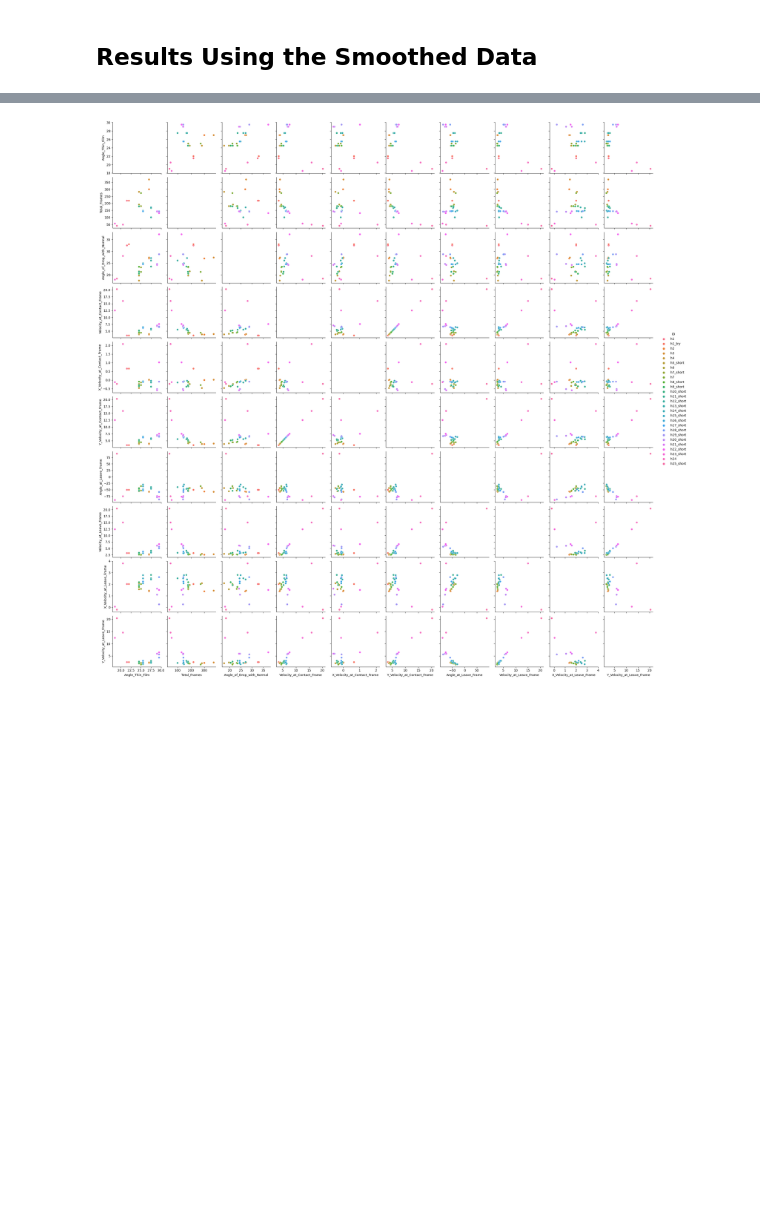
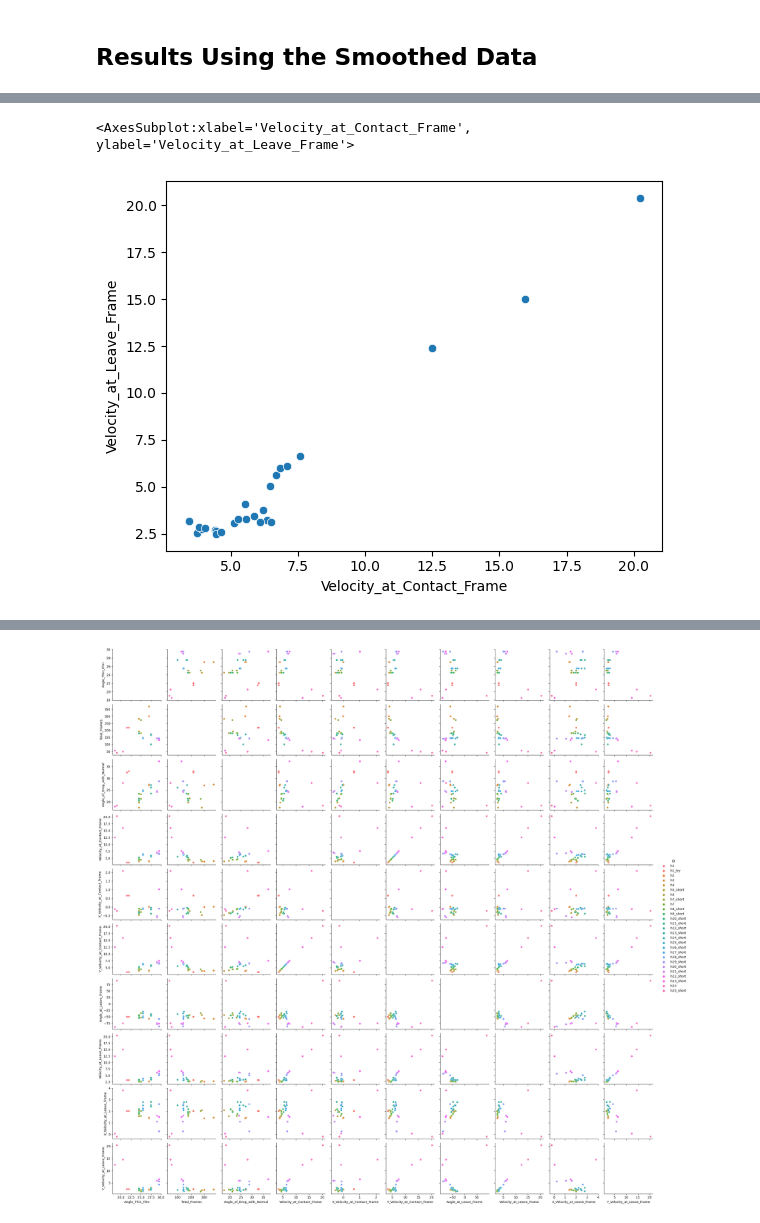
Before and after one commit to Hari31416/mini-project, a Jupyter notebook: data/Analysis_of_Results.ipynb, the cells around one changed output, grey strips where cells are left out. Saved outputs shown, nothing was run; the diff lists cells and outputs as text; code cells hidden in the pictures; blank space fills up the shorter version.

```diff
--- a/data/Analysis_of_Results.ipynb
+++ b/data/Analysis_of_Results.ipynb
@@ -54,0 +58,5 @@ smooth_df.iplot(kind='scatter', x='ID', y='Velocity_at_Contact_Frame')
+# %%
+sns.scatterplot(x='Velocity_at_Contact_Frame', y='Velocity_at_Leave_Frame', data=smooth_df)
+# %% [output]
+<AxesSubplot:xlabel='Velocity_at_Contact_Frame', ylabel='Velocity_at_Leave_Frame'>
+[figure, added]
```
Also changed, not shown: parts of 4 cells of this notebook, 11 other files.
